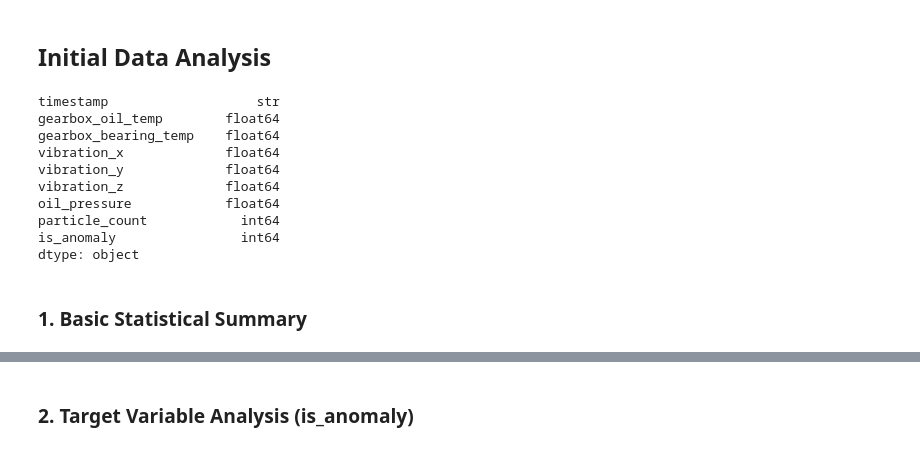
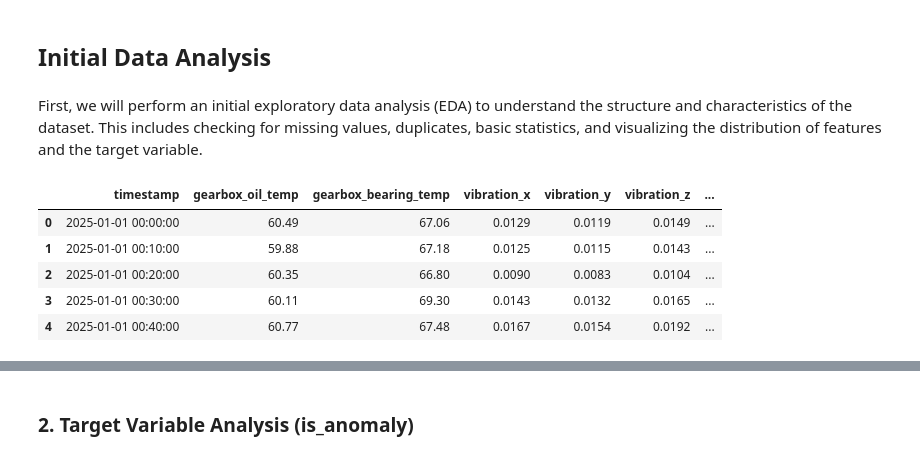
Before and after one commit to GeorgiiAf/machine_learning-project, a Jupyter notebook: project.ipynb, the cells around one changed output, grey strips where cells are left out. Cells and saved outputs as stored; diff of their text form; code cells hidden in the pictures.

```diff
--- a/project.ipynb
+++ b/project.ipynb
@@ -135,33 +159,20 @@ Can patterns in SCADA sensor data be used to forecast gearbox failures before th
 # %% [markdown]
 ## Initial Data Analysis
+# %% [markdown]
+First, we will perform an initial exploratory data analysis (EDA) to understand the structure and characteristics of the dataset. This includes checking for missing values, duplicates, basic statistics, and visualizing the distribution of features and the target variable.
 # %%
 import pandas as pd
 import numpy as np
 import matplotlib.pyplot as plt
 import seaborn as sns
-import warnings
-
-
-warnings.filterwarnings('ignore')
-
-# Set style for better visualizations
-sns.set_style("whitegrid")
-plt.rcParams['figure.figsize'] = (14, 6)
 
 # Load the labeled dataset
 df = pd.read_csv('data/turbine_5yr_labeled_data.csv')
-
-print(df.dtypes)
+df.head()
 # %% [output]
-timestamp                   str
-gearbox_oil_temp        float64
-gearbox_bearing_temp    float64
-vibration_x             float64
-vibration_y             float64
-vibration_z             float64
-oil_pressure            float64
-particle_count            int64
-is_anomaly                int64
-dtype: object
+|  | timestamp | gearbox_oil_temp | gearbox_bearing_temp | vibration_x | vibration_y | vibration_z | ... |
+| 0 | 2025-01-01 00:00:00 | 60.49 | 67.06 | 0.0129 | 0.0119 | 0.0149 | ... |
+| 1 | 2025-01-01 00:10:00 | 59.88 | 67.18 | 0.0125 | 0.0115 | 0.0143 | ... |
+| 2 | 2025-01-01 00:20:00 | 60.35 | 66.80 | 0.0090 | 0.0083 | 0.0104 | ... |
+| 3 | 2025-01-01 00:30:00 | 60.11 | 69.30 | 0.0143 | 0.0132 | 0.0165 | ... |
+| 4 | 2025-01-01 00:40:00 | 60.77 | 67.48 | 0.0167 | 0.0154 | 0.0192 | ... |
-# %% [markdown]
-### 1. Basic Statistical Summary
```
Also changed, not shown: parts of 13 cells of this notebook, 1 other file.
